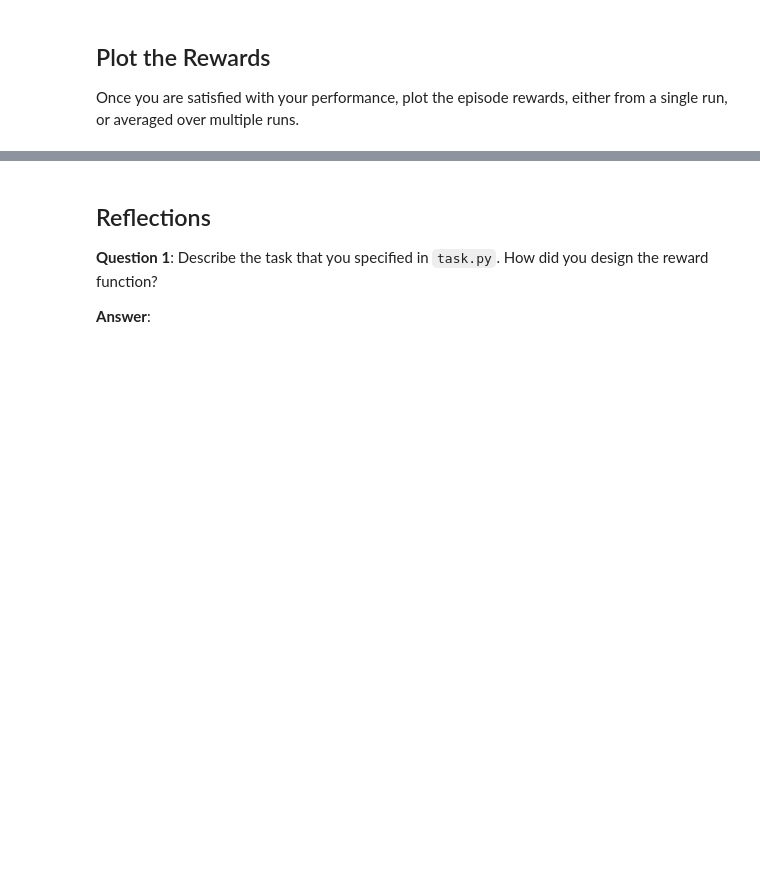
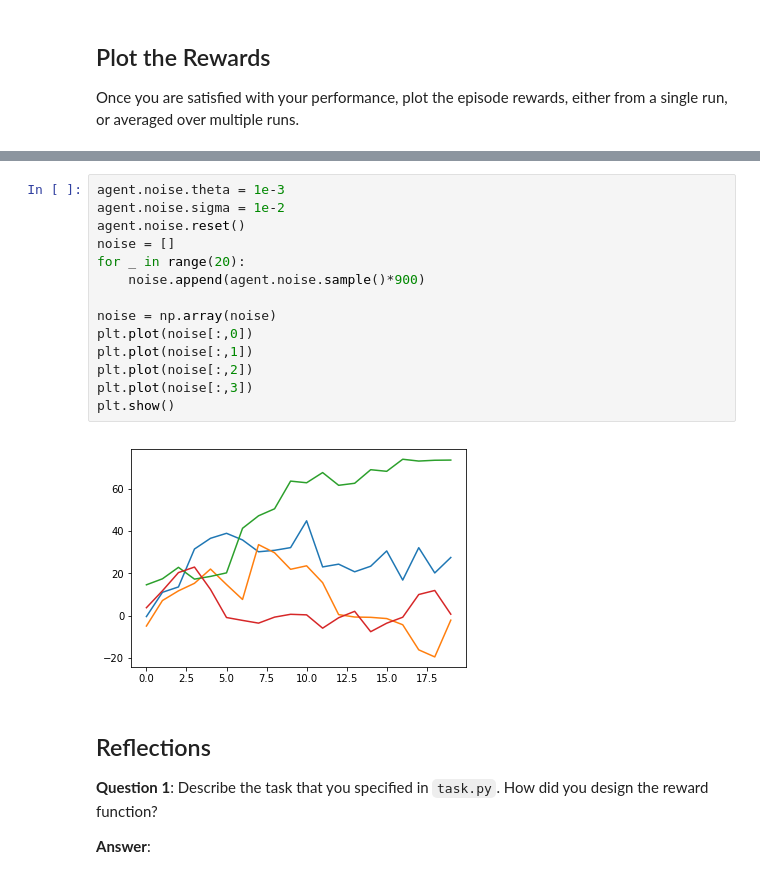
Before and after one commit to racersmith/RL_Quadcopter_2, a Jupyter notebook: Quadcopter_Project.ipynb, the cells around one changed output, grey strips where cells are left out. Drawn from its saved outputs; the diff is of its cells as text; blank space fills up the shorter version.

```diff
--- a/Quadcopter_Project.ipynb
+++ b/Quadcopter_Project.ipynb
@@ -252,3 +303,19 @@ plt.show()
+# %%
+agent.noise.theta = 1e-3
+agent.noise.sigma = 1e-2
+agent.noise.reset()
+noise = []
+for _ in range(20):
+    noise.append(agent.noise.sample()*900)
+
+noise = np.array(noise)
+plt.plot(noise[:,0])
+plt.plot(noise[:,1])
+plt.plot(noise[:,2])
+plt.plot(noise[:,3])
+plt.show()
+# %% [output]
+[figure, added]
 # %% [markdown]
 ## Reflections
 
```
Also changed, not shown: parts of 14 cells of this notebook, 5 other files.
